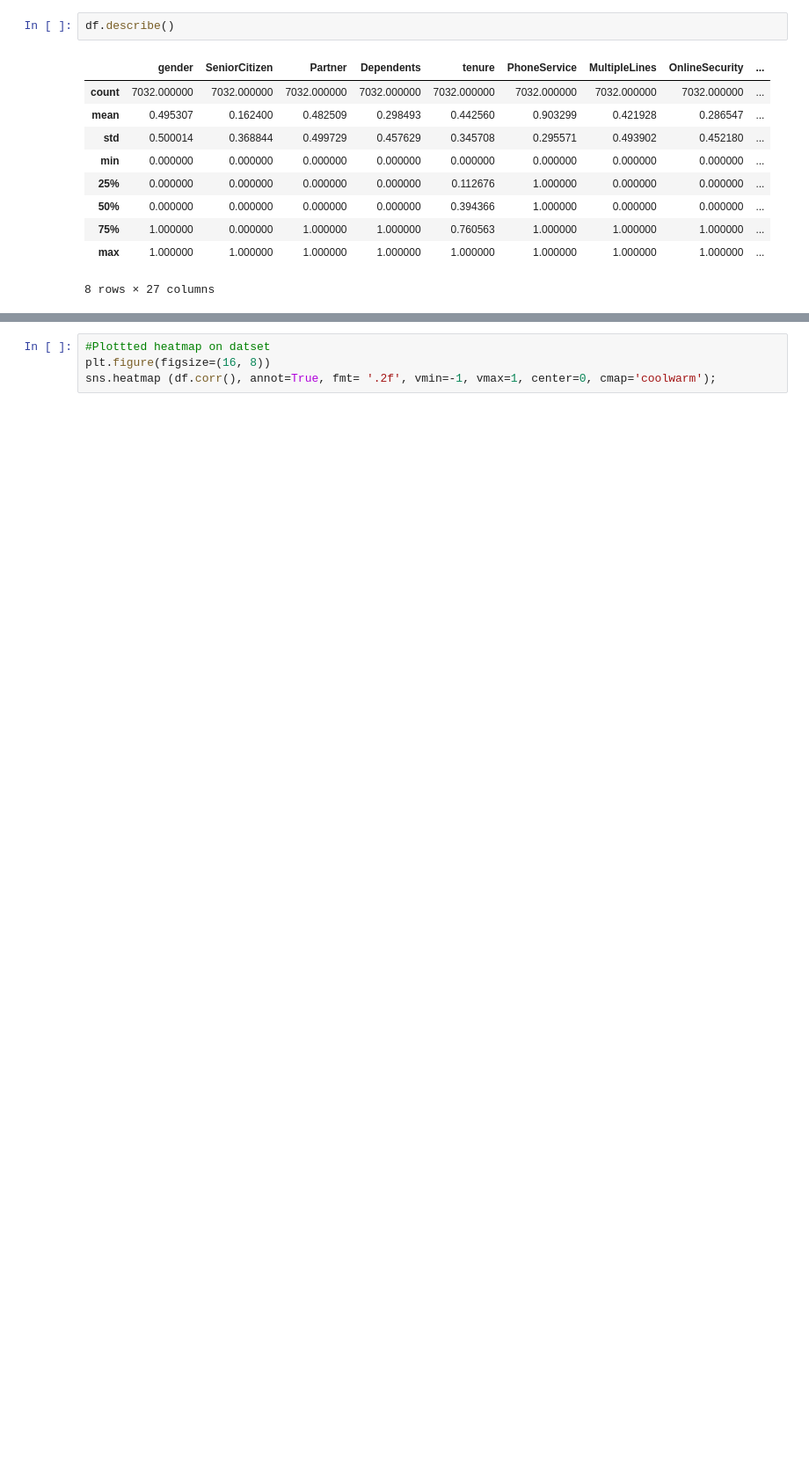
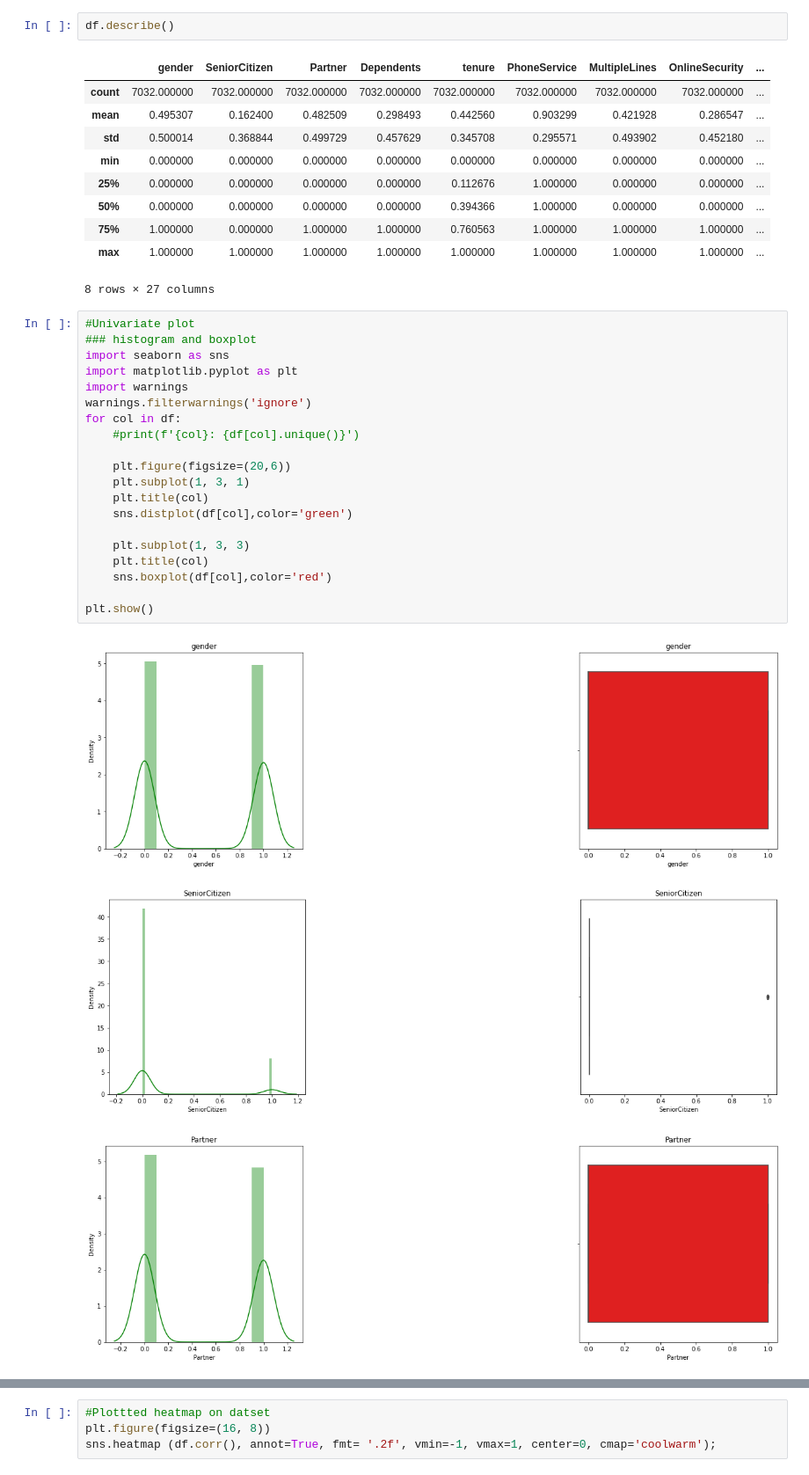
Before and after one commit to kambojrakesh/Customer_Churn_Rate_Prediction, a Jupyter notebook: churn_prediction.ipynb, the cells around one changed output, grey strips where cells are left out. Shown at 88% size. Cells and saved outputs as stored; diff of their text form; blank space fills up the shorter version.

```diff
--- a/churn_prediction.ipynb
+++ b/churn_prediction.ipynb
@@ -338,3 +333,27 @@ df.describe()
 | 75% | 1.000000 | 0.000000 | 1.000000 | 1.000000 | 0.760563 | 1.000000 | 1.000000 | 1.000000 | ... |
 | max | 1.000000 | 1.000000 | 1.000000 | 1.000000 | 1.000000 | 1.000000 | 1.000000 | 1.000000 | ... |
 8 rows × 27 columns
+# %%
+#Univariate plot
+### histogram and boxplot
+import seaborn as sns
+import matplotlib.pyplot as plt
+import warnings
+warnings.filterwarnings('ignore')
+for col in df:
+    #print(f'{col}: {df[col].unique()}')
+
+    plt.figure(figsize=(20,6))
+    plt.subplot(1, 3, 1)
+    plt.title(col)
+    sns.distplot(df[col],color='green')
+
+    plt.subplot(1, 3, 3)
+    plt.title(col)
+    sns.boxplot(df[col],color='red')
+
+plt.show()
+# %% [output]
+[figure, added]
+[figure, added]
+[figure, added]
```
Also changed, not shown: parts of 26 cells of this notebook.
